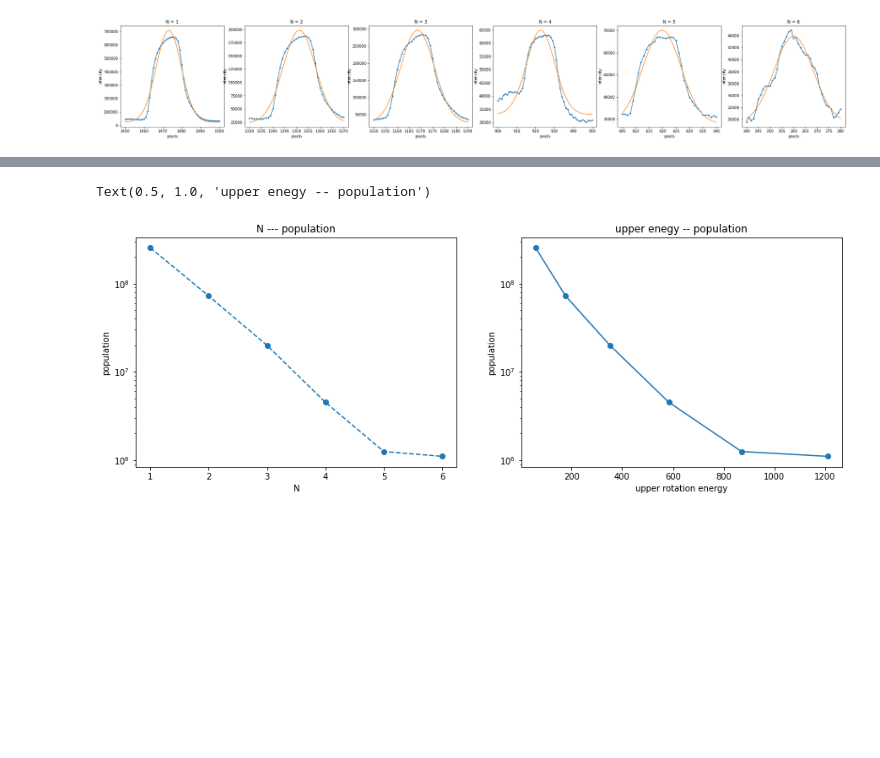
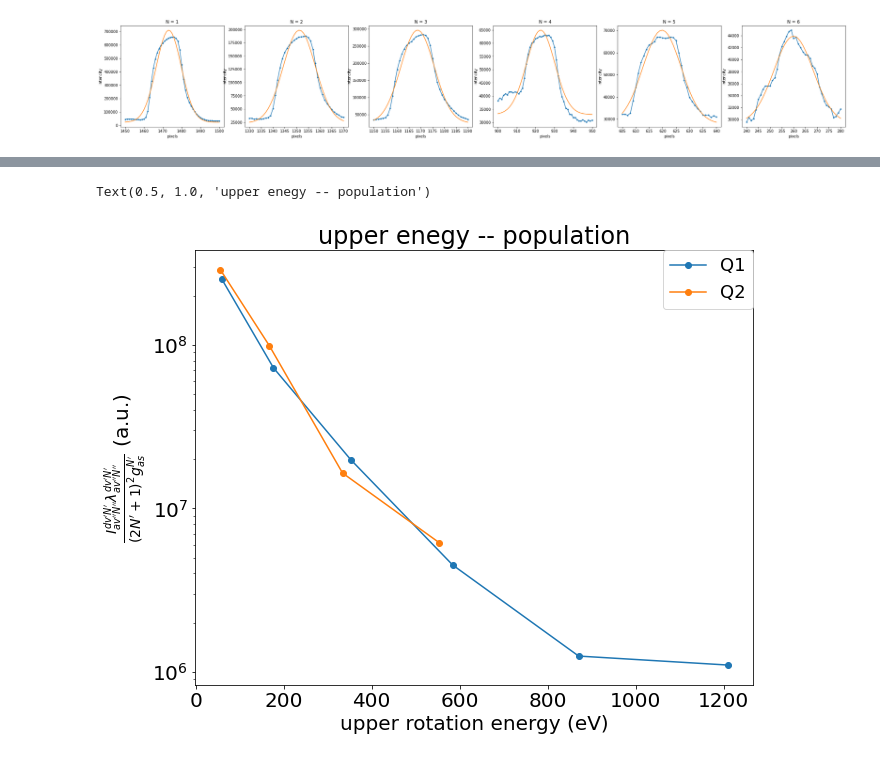
Before and after one commit to AtsushiNi/myLeprecon, a Jupyter notebook: niihama/analyze-plasma.ipynb, the cells around one changed output, grey strips where cells are left out. Drawn from its saved outputs; the diff is of its cells as text; code cells hidden in the pictures; blank space fills up the shorter version.

Commit message:
plasma-q2

```diff
--- a/niihama/analyze-plasma.ipynb
+++ b/niihama/analyze-plasma.ipynb
@@ -29,15 +21,12 @@ Drive already mounted at /content/drive; to attempt to forcibly remount, call dr
 # %%
-data_dir = join('drive', 'My Drive', '研究室', 'MyLeprecon', 'SpectrometerData', '20201106')
-
 file_names = [f'H_{430000 + 5000*i}.nc' for i in range(10)]
 data = []
 for file_name in file_names:
-  data_array = xr.open_dataarray(join(data_dir, file_name))
+  data_array = GoogleDrive.download_file('20201106', file_name)
   data_array['motor_coordinate'] = data_array.attrs['motor_coordinate']
   data.append(data_array)
 data = xr.concat(data, dim='motor_coordinate')
 
-plt.figure(figsize=(15, 5))
 plasma_data = []
 for i, p in enumerate(data['motor_coordinate']):
   d = data.sel(motor_coordinate=p).copy()
@@ -45,4 +34,3 @@ for i, p in enumerate(data['motor_coordinate']):
   d['x'] = data['x']
   plasma_data.append(d.sum('y'))
 plasma_data = xr.concat(plasma_data, dim='motor_coordinate')
-plasma_data
@@ -66,12 +38,11 @@ Coordinates:
 file_names = [f'back_{430000 + 5000*i}.nc' for i in range(10)]
 data = []
 for file_name in file_names:
-  data_array = xr.open_dataarray(join(data_dir, file_name))
+  data_array = GoogleDrive.download_file('20201106', file_name)
   data_array['motor_coordinate'] = data_array.attrs['motor_coordinate']
   data.append(data_array)
 data = xr.concat(data, dim='motor_coordinate')
 
-plt.figure(figsize=(15, 5))
 back_data = []
 for i, p in enumerate(data['motor_coordinate']):
   d = data.sel(motor_coordinate=p).copy()
@@ -79,4 +50,3 @@ for i, p in enumerate(data['motor_coordinate']):
   d['x'] = data['x']
   back_data.append(d.sum('y'))
 back_data = xr.concat(back_data, dim='motor_coordinate')
-back_data
@@ -181,7 +135,7 @@ Q1_result = xr.concat(Q1_result, dim='N')
 # %% [output]
 [figure]
 # %%
-for i, re in enumerate(Q1_result['x0']):
+#for i, re in enumerate(Q1_result['x0']):
 #  print(spectrum_data.sel(motor_coordinate=475000).isel(x=int(re[i]))['long_x'])
 #print(spectrum_data.sel(motor_coordinate=475000).isel(x=int(Q1_result['x0'][0]))['long_x'])
 
@@ -219,28 +233,22 @@ def g_as(N):
 def g_N(N):
   return (2*N+1)*(2*N+1)
 # %%
-plt.figure(figsize=[15, 5])
+plt.figure(figsize=[10, 8])
+plt.rcParams['font.size'] = 20
 
 Q1_population = Q1_result['A'] * Q1_result['wave_length'] / g_N(Q1_result['N']) / g_as(Q1_result['N'])
-#Q2_population = Q2_result['A'] * Q2_result['wave_length'] / g_N(Q2_result['N']) / g_as(Q2_result['N'])
-#Q3_population = Q3_result['A'] * Q3_result['wave_length'] / g_N(Q3_result['N']) / g_as(Q3_result['N'])
+Q2_population = Q2_result['A'] * Q2_result['wave_length'] / g_N(Q2_result['N']) / g_as(Q2_result['N'])
 
-plt.subplot(1, 2, 1)
-Q1_population.plot(marker='o', ls='--')
-#Q2_population.plot(marker='o', ls='--')
-#Q3_population.plot(marker='o', ls='--')
 plt.yscale('log')
-plt.title('N --- population')
-plt.xlabel('N')
-plt.ylabel('population')
 
-plt.subplot(1, 2, 2)
-plt.semilogy(e_rot(Q1_result['v'], Q1_result['N']), Q1_population, '-o')
-#plt.semilogy(e_rot(Q2_result['v'], Q2_result['N']), Q2_population, '-o')
+plt.semilogy(e_rot(Q1_result['v'], Q1_result['N']), Q1_population, '-o', label='Q1')
+plt.semilogy(e_rot(Q2_result['v'], Q2_result['N']), Q2_population, '-o', label='Q2')
 #plt.semilogy(e_rot(Q3_result['v'], Q3_result['N']), Q3_population, '-o')
-plt.xlabel('upper rotation energy')
-plt.ylabel('population')
+
+plt.legend(bbox_to_anchor=(1, 1), loc='upper right', borderaxespad=0, fontsize=18)
+plt.xlabel('upper rotation energy (eV)')
+plt.ylabel(r"$\frac{I^{dv'N'}_{av''N''}\lambda^{dv'N'}_{av''N''}}{(2N'+1)^2g^{N'}_{as}}$ (a.u.)")
 plt.title('upper enegy -- population')
 # %% [output]
 Text(0.5, 1.0, 'upper enegy -- population')
-[figure, old version]
+[figure, new version]
```
Also changed, not shown: parts of 9 cells of this notebook, 1 other file.
